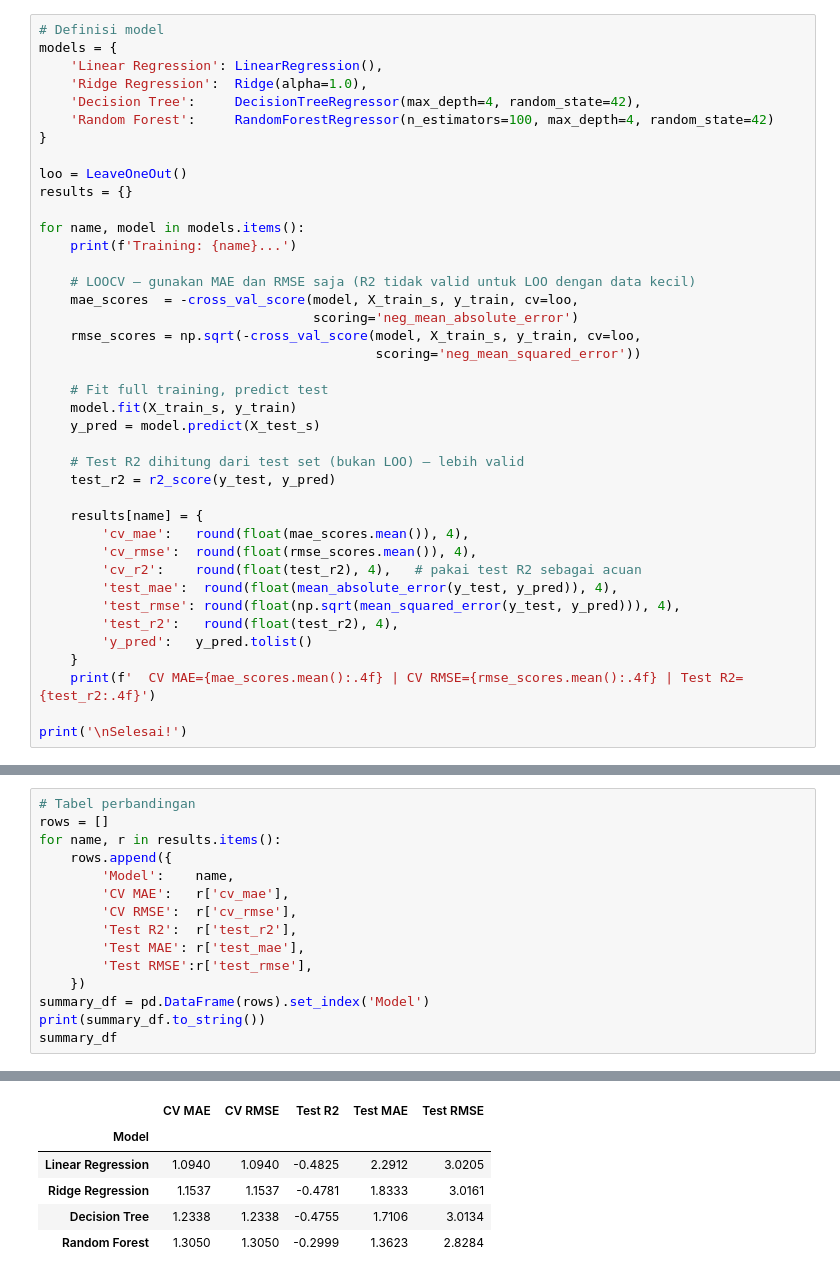
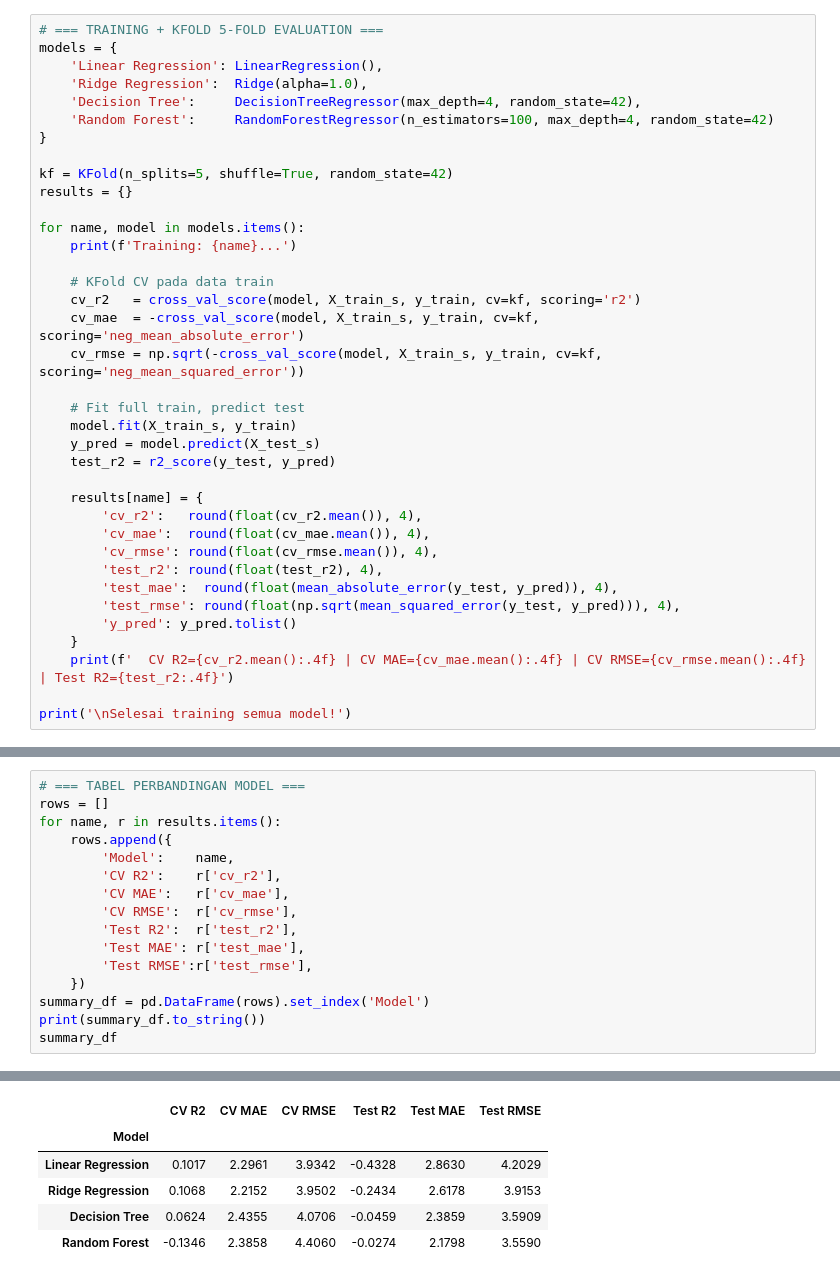
Before and after one commit to daifa-maulana/Kelompok1-ML, a Jupyter notebook: notebooks/04_modeling.ipynb, the cells around one changed output, grey strips where cells are left out. Drawn from its saved outputs; the diff is of its cells as text.

```diff
--- a/notebooks/04_modeling.ipynb
+++ b/notebooks/04_modeling.ipynb
@@ -35,5 +79,5 @@ Training: (27, 7) | Testing: (7, 7)
 # %%
-# Definisi model
+# === TRAINING + KFOLD 5-FOLD EVALUATION ===
 models = {
     'Linear Regression': LinearRegression(),
     'Ridge Regression':  Ridge(alpha=1.0),
@@ -41,36 +85,33 @@ models = {
     'Random Forest':     RandomForestRegressor(n_estimators=100, max_depth=4, random_state=42)
 }
 
-loo = LeaveOneOut()
+kf = KFold(n_splits=5, shuffle=True, random_state=42)
 results = {}
 
 for name, model in models.items():
     print(f'Training: {name}...')
 
-    # LOOCV — gunakan MAE dan RMSE saja (R2 tidak valid untuk LOO dengan data kecil)
-    mae_scores  = -cross_val_score(model, X_train_s, y_train, cv=loo,
-                                   scoring='neg_mean_absolute_error')
-    rmse_scores = np.sqrt(-cross_val_score(model, X_train_s, y_train, cv=loo,
-                                           scoring='neg_mean_squared_error'))
+    # KFold CV pada data train
+    cv_r2   = cross_val_score(model, X_train_s, y_train, cv=kf, scoring='r2')
+    cv_mae  = -cross_val_score(model, X_train_s, y_train, cv=kf, scoring='neg_mean_absolute_error')
+    cv_rmse = np.sqrt(-cross_val_score(model, X_train_s, y_train, cv=kf, scoring='neg_mean_squared_error'))
 
-    # Fit full training, predict test
+    # Fit full train, predict test
     model.fit(X_train_s, y_train)
     y_pred = model.predict(X_test_s)
-
-    # Test R2 dihitung dari test set (bukan LOO) — lebih valid
     test_r2 = r2_score(y_test, y_pred)
 
     results[name] = {
-        'cv_mae':   round(float(mae_scores.mean()), 4),
-        'cv_rmse':  round(float(rmse_scores.mean()), 4),
-        'cv_r2':    round(float(test_r2), 4),   # pakai test R2 sebagai acuan
+        'cv_r2':   round(float(cv_r2.mean()), 4),
+        'cv_mae':  round(float(cv_mae.mean()), 4),
+        'cv_rmse': round(float(cv_rmse.mean()), 4),
+        'test_r2': round(float(test_r2), 4),
         'test_mae':  round(float(mean_absolute_error(y_test, y_pred)), 4),
         'test_rmse': round(float(np.sqrt(mean_squared_error(y_test, y_pred))), 4),
-        'test_r2':   round(float(test_r2), 4),
-        'y_pred':   y_pred.tolist()
+        'y_pred': y_pred.tolist()
     }
-    print(f'  CV MAE={mae_scores.mean():.4f} | CV RMSE={rmse_scores.mean():.4f} | Test R2={test_r2:.4f}')
+    print(f'  CV R2={cv_r2.mean():.4f} | CV MAE={cv_mae.mean():.4f} | CV RMSE={cv_rmse.mean():.4f} | Test R2={test_r2:.4f}')
 
-print('\nSelesai!')
+print('\nSelesai training semua model!')
 # %% [output]
 Training: Linear Regression...
@@ -86,9 +127,10 @@ Selesai!
 # %%
-# Tabel perbandingan
+# === TABEL PERBANDINGAN MODEL ===
 rows = []
 for name, r in results.items():
     rows.append({
         'Model':    name,
+        'CV R2':    r['cv_r2'],
         'CV MAE':   r['cv_mae'],
         'CV RMSE':  r['cv_rmse'],
         'Test R2':  r['test_r2'],
@@ -108,7 +150,7 @@ Random Forest      1.3050   1.3050  -0.2999    1.3623     2.8284
-|  | CV MAE | CV RMSE | Test R2 | Test MAE | Test RMSE |
-| Model |  |  |  |  |  |
-| Linear Regression | 1.0940 | 1.0940 | -0.4825 | 2.2912 | 3.0205 |
-| Ridge Regression | 1.1537 | 1.1537 | -0.4781 | 1.8333 | 3.0161 |
-| Decision Tree | 1.2338 | 1.2338 | -0.4755 | 1.7106 | 3.0134 |
-| Random Forest | 1.3050 | 1.3050 | -0.2999 | 1.3623 | 2.8284 |
+|  | CV R2 | CV MAE | CV RMSE | Test R2 | Test MAE | Test RMSE |
+| Model |  |  |  |  |  |  |
+| Linear Regression | 0.1017 | 2.2961 | 3.9342 | -0.4328 | 2.8630 | 4.2029 |
+| Ridge Regression | 0.1068 | 2.2152 | 3.9502 | -0.2434 | 2.6178 | 3.9153 |
+| Decision Tree | 0.0624 | 2.4355 | 4.0706 | -0.0459 | 2.3859 | 3.5909 |
+| Random Forest | -0.1346 | 2.3858 | 4.4060 | -0.0274 | 2.1798 | 3.5590 |
 # %%
```
Also changed, not shown: parts of 13 cells of this notebook, 11 other files.
